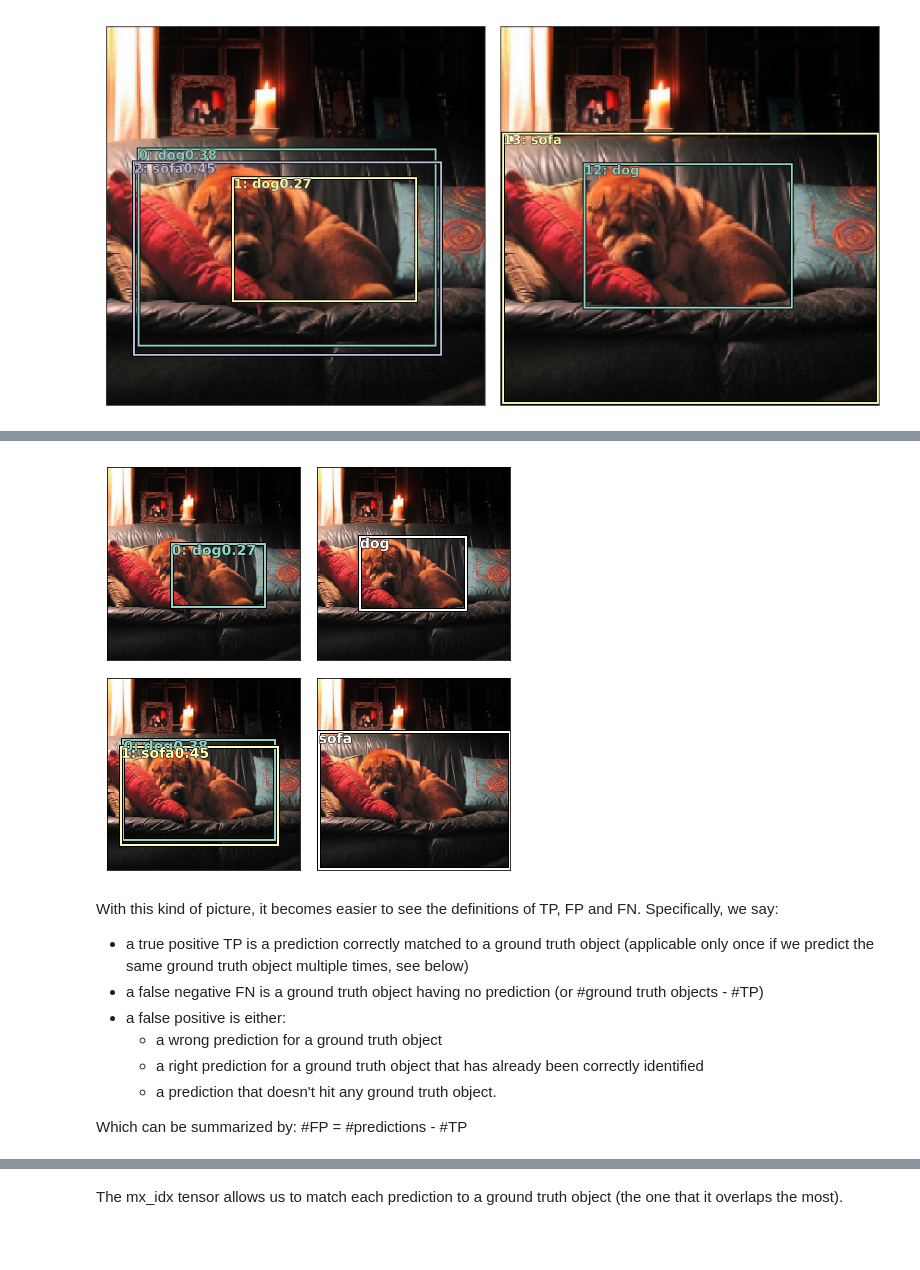
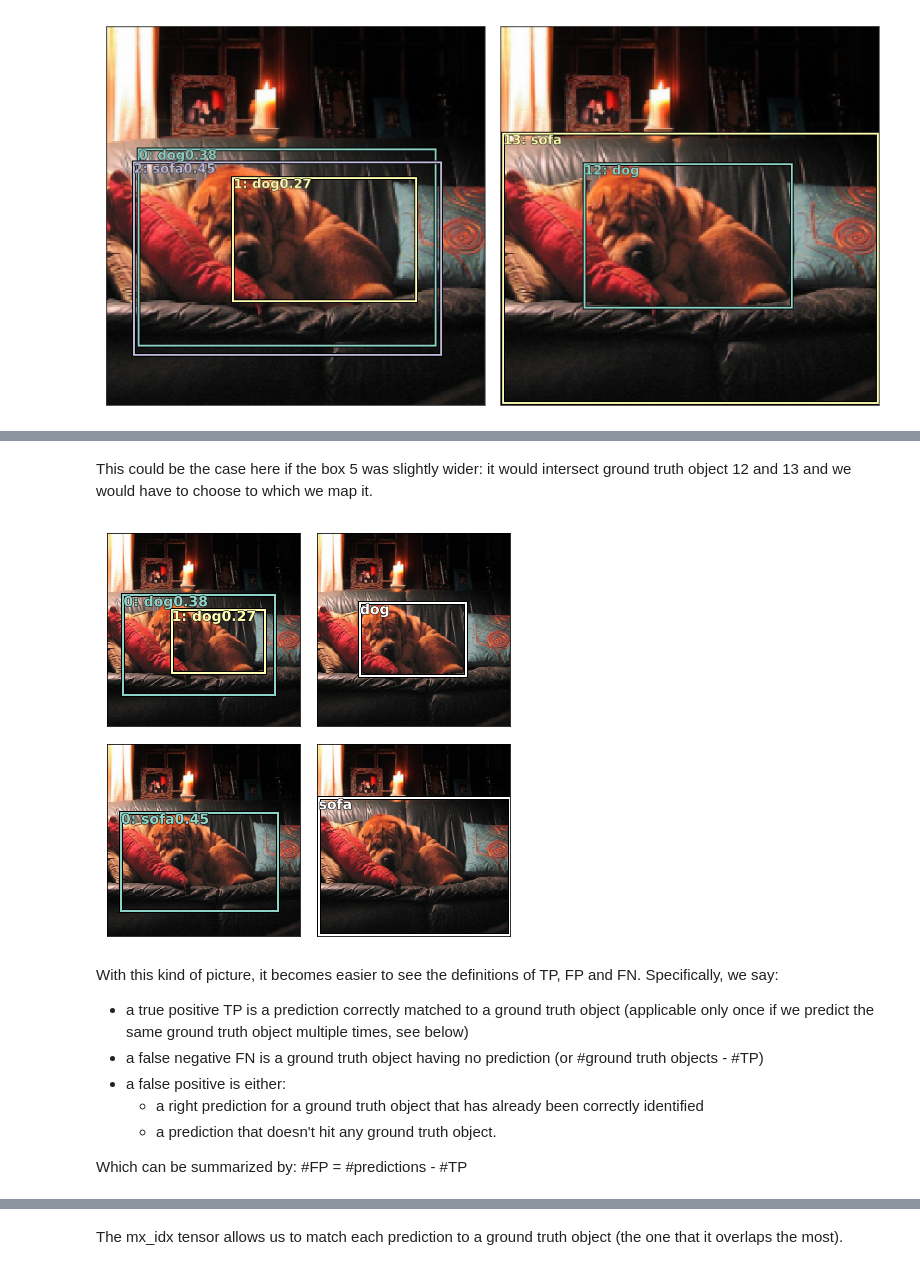
Before and after one commit to sgugger/Deep-Learning, a Jupyter notebook: mAP/Computing the mAP metric.ipynb, the cells around one changed output, grey strips where cells are left out. Cells and saved outputs as stored; diff of their text form; code cells hidden in the pictures; blank space fills up the shorter version.

```diff
--- a/mAP/Computing the mAP metric.ipynb
+++ b/mAP/Computing the mAP metric.ipynb
@@ -15,7 +15,7 @@ from IPython.display import display
 # %% [markdown]
 # Setup
 # %%
-PATH = Path('../data/pascal')
+PATH = Path('../../data/pascal')
 JPEGS = 'VOCdevkit/VOC2007/JPEGImages'
 # %%
 trn_json = json.load((PATH/'pascal_train2007.json').open())
@@ -374,6 +374,10 @@ def show_ground_truth(ax, im, bbox, clas = None, prs = None, tresh = 0.3):
 def torch_gt(ax, ima, bbox, clas, prs=None, thresh=0.4):
     return show_ground_truth(ax, ima, to_np((bbox*224).long()),
          to_np(clas), to_np(prs) if prs is not None else None, thresh)
+
+def np_gt(ax, ima, bbox, clas, prs=None, thresh=0.4):
+    return show_ground_truth(ax, ima, (bbox*224).astype(np.uint8),
+         clas, prs if prs is not None else None, thresh)
 # %% [markdown]
 # False positives and negatives
 # %% [markdown]
@@ -470,44 +480,47 @@ The question is: how do we decide with predicted box goes with which ground trut
+# %% [markdown]
+This could be the case here if the box 5 was slightly wider: it would intersect ground truth object 12 and 13 and we would have to choose to which we map it.
 # %%
 def show_match(idx,tresh=0.25):
     bbox,clas = get_y(y[0][idx],y[1][idx])#unpad the target
     p_scrs,p_box,p_cls = get1preds(pred[0][idx],pred[1][idx],y[0][idx],y[1][idx],tresh)
-    overlaps = jaccard(p_box,bbox.data)
-    mx_overlap, mx_idx = overlaps.max(dim=1)
-    hits = mx_overlap > 0.5
-    #We draw one image per grounf truthobject, plus one image that will show the predictions hitting
+    #We draw one image per ground truthobject, plus one image that will show the predictions hitting
     #no ground truth object (if applicable)
-    fig_sz = clas.size(0) if hits.sum() == p_scrs.size(0) else clas.size(0)+1
+    overlaps = to_np(jaccard(p_box,bbox.data))
+    overlaps = np.where(overlaps > 0.5, overlaps, 0)
+    no_hit = np.max(overlaps,axis=1) <= 0.5
+    clas, np_scrs, np_box, np_cls = to_np(clas.data),to_np(p_scrs), to_np(p_box), to_np(p_cls)
+    fig_sz = len(clas) if (no_hit).sum() ==0 else len(clas)+1
     fig, axs = plt.subplots(fig_sz,2,figsize=(6,3 * fig_sz))
     ima=md.val_ds.ds.denorm(x)[idx]
-    for i in range(0,clas.size(0)):#On the right we show the ground truth object
-        ax = axs[i,1] if fig_sz > 1 else axs[1]#In case we have only one dimension
+    for i in range(0,len(clas)):#On the right we show the ground truth object
+        ax = axs[i,1] if fig_sz > 1 else axs[1]
         show_img(ima,axis=ax)
         box = bb_to_hw(bbox[i].data * 224)
         draw_rect(ax,box)
         draw_text(ax,box[0:2],id2cats[clas.data[i]])
-    for i in range(0,clas.size(0)):#On the left the predictions associated to it.
-        msk = hits * (mx_idx==i)
-        bmsk = msk.unsqueeze(1).expand_as(p_box)
-        ax = axs[i,0] if fig_sz > 1 else axs[0]#In case we have only one dimension
-        torch_gt(ax, ima, p_box[bmsk], p_cls[msk], p_scrs[msk], tresh)
+    for i in range(0,len(clas)):#On the left the predictions associated to it.
+        msk_clas = np.bitwise_and((clas == clas[i])[None,:],(np_cls == clas[i])[:,None])
+        ov_clas = np.where(msk_clas,overlaps,0.)
+        mx_idx = np.argmax(ov_clas,axis=1)
+        keep = np.bitwise_and(np.max(ov_clas,axis=1) > 0.,mx_idx==i)
+        ax = axs[i,0] if fig_sz > 1 else axs[0]
+        np_gt(ax, ima, np_box[keep], np_cls[keep], np_scrs[keep], tresh)
     #If there are predictions hitting no ground truth object.
-    if fig_sz==clas.size(0)+1:
-        show_img(ima,axis=axs[clas.size(0),1])
-        no_hit = mx_overlap <= 0.5
-        bno_hit = no_hit.unsqueeze(1).expand_as(p_box)
-        torch_gt(axs[clas.size(0),0], ima, p_box[bno_hit], p_cls[no_hit], p_scrs[no_hit], tresh)
+    if fig_sz==len(clas)+1:
+        show_img(ima,axis=axs[len(clas),1])
+        no_hit = np.max(overlaps,axis=1) <= 0.5
+        np_gt(axs[len(clas),0], ima, np_box[no_hit], np_cls[no_hit], np_scrs[no_hit], tresh)
     plt.tight_layout()
 # %%
-show_match(1)
+show_match(1,0.25)
 # %% [output]
-[figure, old version]
+[figure, new version]
 # %% [markdown]
 With this kind of picture, it becomes easier to see the definitions of TP, FP and FN. Specifically, we say:
 
 - a true positive TP is a prediction correctly matched to a ground truth object (applicable only once if we predict the same ground truth object multiple times, see below)
 - a false negative FN is a ground truth object having no prediction (or #ground truth objects - #TP)
 - a false positive is either:
-  - a wrong prediction for a ground truth object
   - a right prediction for a ground truth object that has already been correctly identified
   - a prediction that doesn't hit any ground truth object.
 
```
Also changed, not shown: parts of 37 cells of this notebook.
